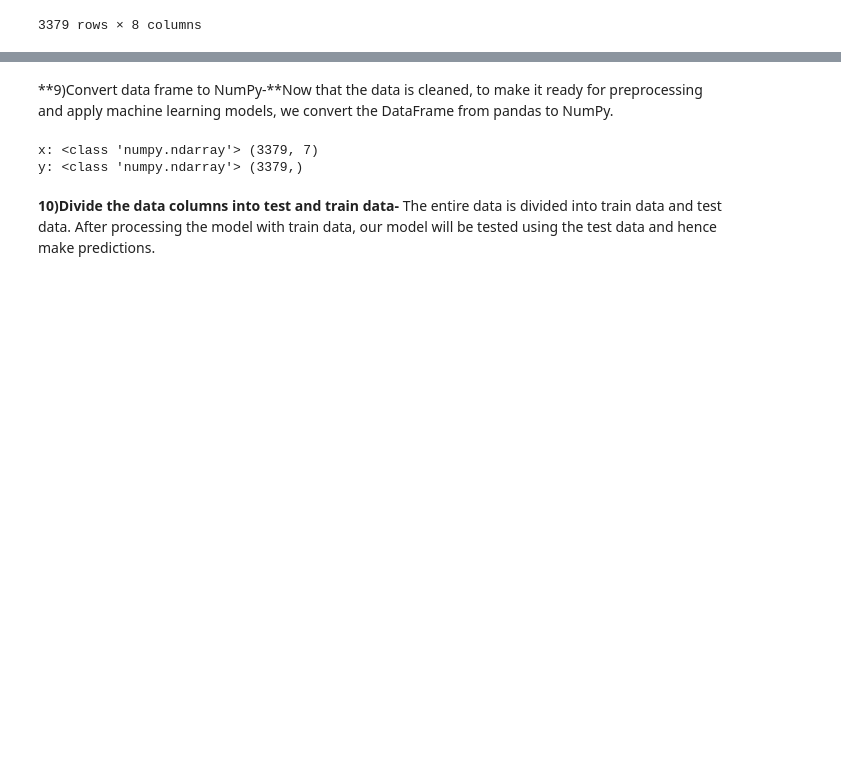
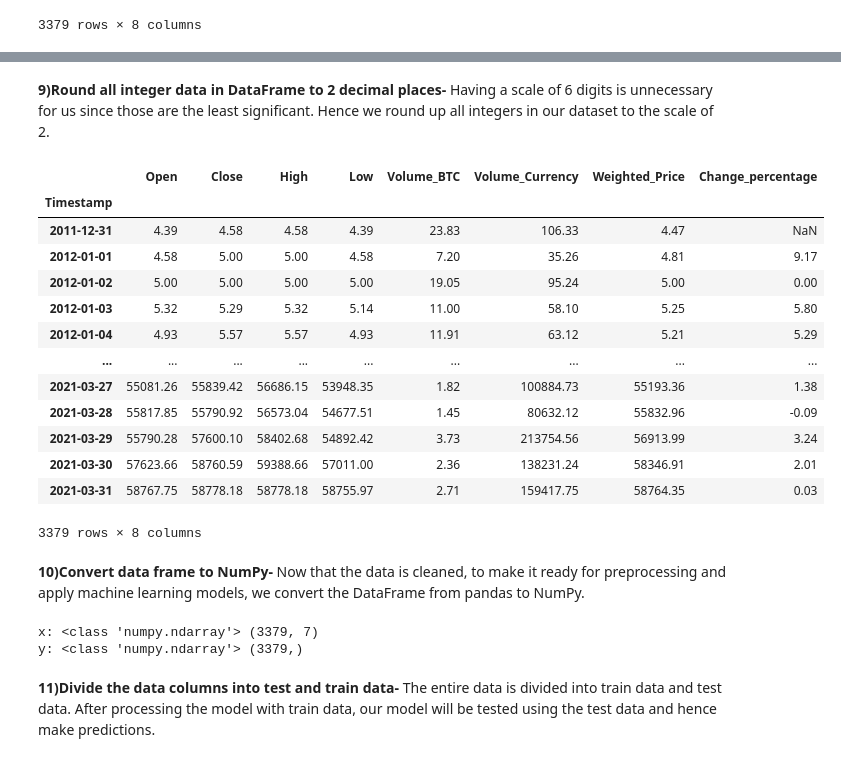
Before and after one commit to AshutoshBhawsar/Cryptocurrency-data-analysis-and-investing-strategies, a Jupyter notebook: code/phase1.ipynb, the cells around one changed output, grey strips where cells are left out. Saved outputs shown, nothing was run; the diff lists cells and outputs as text; code cells hidden in the pictures; blank space fills up the shorter version.

Commit message:
Added prep step for rounding integers

```diff
--- a/code/phase1.ipynb
+++ b/code/phase1.ipynb
@@ -11,7 +11,7 @@ from datetime import datetime
 import numpy as np
 from sklearn.model_selection import train_test_split
 # %%
-btc_min_data = pd.read_csv('/content/drive/MyDrive/bitstampUSD_1-min_data_2012-01-01_to_2021-03-31.csv')
+btc_min_data = pd.read_csv('/Users/ashutoshbhawsar/Documents/Fall 2022 Courses/DIC/DIC project/bitstampUSD_1-min_data_2012-01-01_to_2021-03-31.csv')
 
 print(btc_min_data)
 # %% [output]
@@ -152,0 +142,20 @@ bitcoin_daily_data.describe()
+# %% [markdown]
+**9)Round all integer data in DataFrame to 2 decimal places-**
+Having a scale of 6 digits is unnecessary for us since those are the least significant. Hence we round up all integers in our dataset to the scale of 2.
+# %%
+bitcoin_daily_data.round(2)
+# %% [output]
+|  | Open | Close | High | Low | Volume_BTC | Volume_Currency | Weighted_Price | Change_percentage |
+| Timestamp |  |  |  |  |  |  |  |  |
+| 2011-12-31 | 4.39 | 4.58 | 4.58 | 4.39 | 23.83 | 106.33 | 4.47 | NaN |
+| 2012-01-01 | 4.58 | 5.00 | 5.00 | 4.58 | 7.20 | 35.26 | 4.81 | 9.17 |
+| 2012-01-02 | 5.00 | 5.00 | 5.00 | 5.00 | 19.05 | 95.24 | 5.00 | 0.00 |
+| 2012-01-03 | 5.32 | 5.29 | 5.32 | 5.14 | 11.00 | 58.10 | 5.25 | 5.80 |
+| 2012-01-04 | 4.93 | 5.57 | 5.57 | 4.93 | 11.91 | 63.12 | 5.21 | 5.29 |
+| ... | ... | ... | ... | ... | ... | ... | ... | ... |
+| 2021-03-27 | 55081.26 | 55839.42 | 56686.15 | 53948.35 | 1.82 | 100884.73 | 55193.36 | 1.38 |
+| 2021-03-28 | 55817.85 | 55790.92 | 56573.04 | 54677.51 | 1.45 | 80632.12 | 55832.96 | -0.09 |
+| 2021-03-29 | 55790.28 | 57600.10 | 58402.68 | 54892.42 | 3.73 | 213754.56 | 56913.99 | 3.24 |
+| 2021-03-30 | 57623.66 | 58760.59 | 59388.66 | 57011.00 | 2.36 | 138231.24 | 58346.91 | 2.01 |
+| 2021-03-31 | 58767.75 | 58778.18 | 58778.18 | 58755.97 | 2.71 | 159417.75 | 58764.35 | 0.03 |
+3379 rows × 8 columns
@@ -153,5 +165,6 @@ bitcoin_daily_data.describe()
 # %% [markdown]
-**9)Convert data frame to NumPy-**Now that the data is cleaned, to make it ready for preprocessing and apply machine learning models, we convert the DataFrame from pandas to NumPy.
+**10)Convert data frame to NumPy-**
+Now that the data is cleaned, to make it ready for preprocessing and apply machine learning models, we convert the DataFrame from pandas to NumPy.
 # %%
 # 9) Convert the DataFrame to NumPy arrays for input/output to training model
 x = bitcoin_daily_data.values
@@ -164,7 +177,7 @@ print("y:",type(y),y.shape)
 x: <class 'numpy.ndarray'> (3379, 7)
 y: <class 'numpy.ndarray'> (3379,)
 # %% [markdown]
-**10)Divide the data columns into test and train data-**
+**11)Divide the data columns into test and train data-**
 The entire data is divided into train data and test data. After processing the model with train data, our model will be tested using the test data and hence make predictions.
 # %%
 # 10) Split data into training and testing
```
Also changed, not shown: parts of 2 cells of this notebook.
